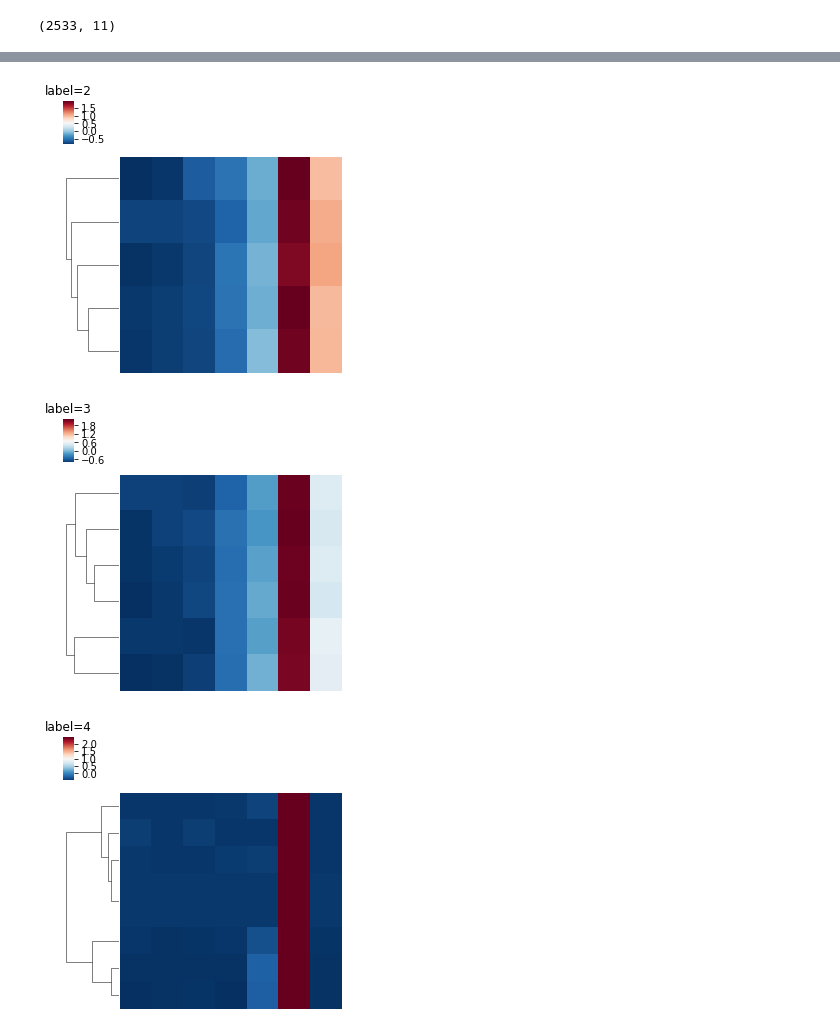
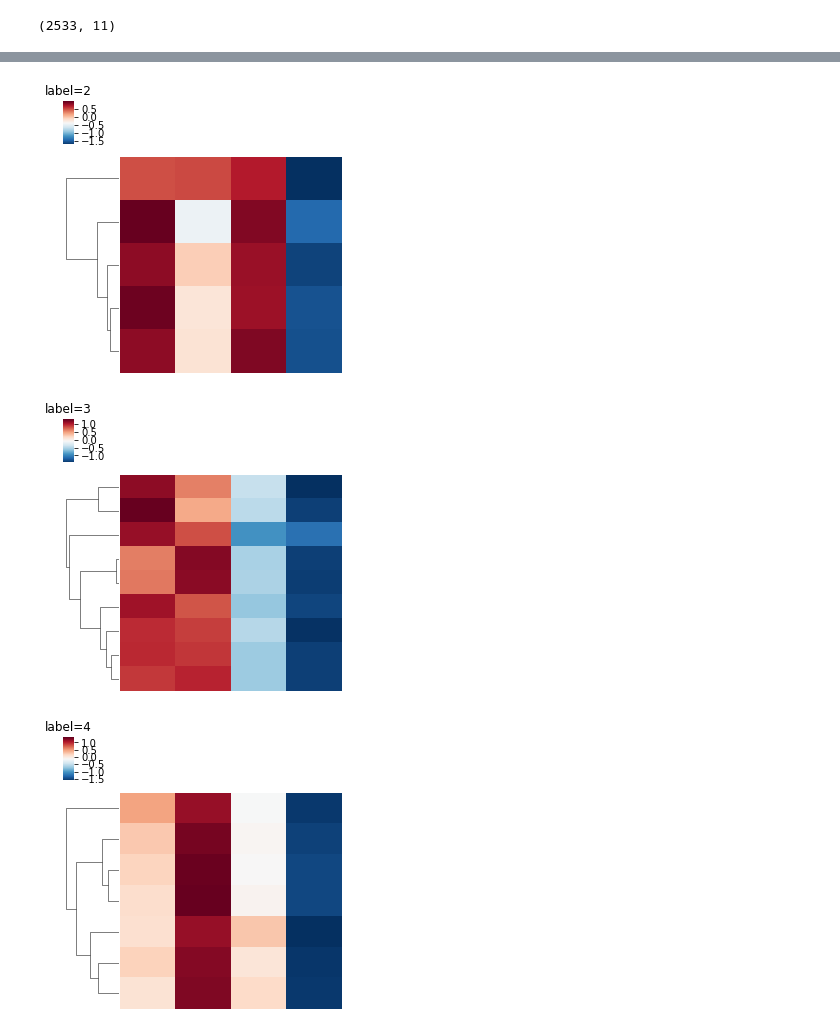
Before and after one commit to XiminHu/massmotif, a Jupyter notebook: dev/Massmotif-MS1-prior.ipynb, the cells around one changed output, grey strips where cells are left out. Saved outputs shown, nothing was run; the diff lists cells and outputs as text; code cells hidden in the pictures.

Commit message:
profinder data update

```diff
--- a/dev/Massmotif-MS1-prior.ipynb
+++ b/dev/Massmotif-MS1-prior.ipynb
@@ -27,7 +68,7 @@ d_bs.shape
 # %%
 #Normalization
 #target_col = []
-sel_data = d_bs.iloc[:,-7:].copy()
+sel_data = d_bs.iloc[:,2:].copy()
 c_data = sel_data.values #Change upon data
 c_norm = []
 #Performs normalization
@@ -43,8 +84,8 @@ d_norm.dropna(how='all',inplace=True)
 d_norm.columns = sel_data.columns
 # %%
 #Automated workflow -- pre filter
-#model = cluster.OPTICS().fit(d_norm)
-model = cluster.DBSCAN(eps=0.15).fit(d_norm)
+model = cluster.OPTICS().fit(d_norm)
+#model = cluster.DBSCAN(eps=0.15).fit(d_norm)
 labels = model.labels_
 unique_labels = set(model.labels_)
 
@@ -59,3 +100,3 @@ for i,k in enumerate(unique_labels):
-[figure, old version]
+[figure, new version]
-[figure, old version]
+[figure, new version]
-[figure, old version]
+[figure, new version]
```
Also changed, not shown: parts of 17 cells of this notebook.
